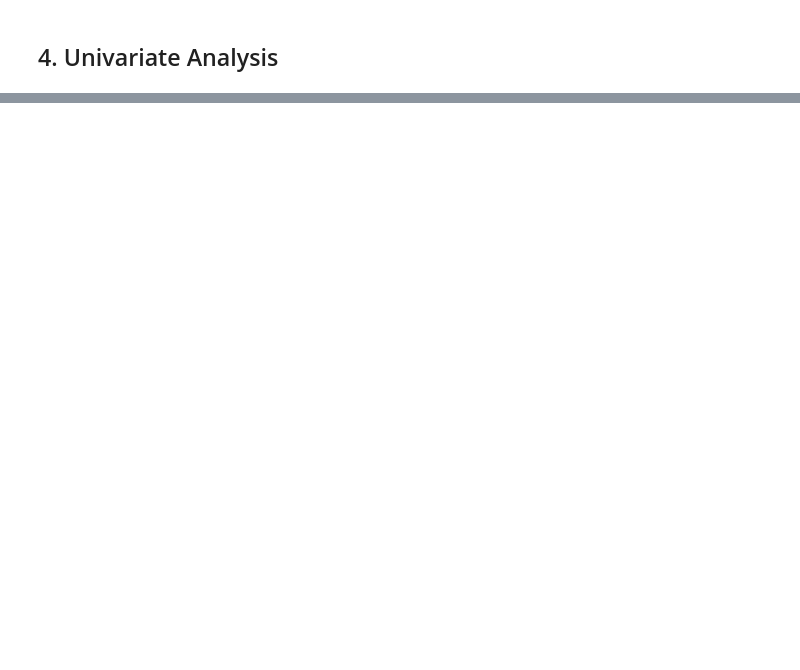
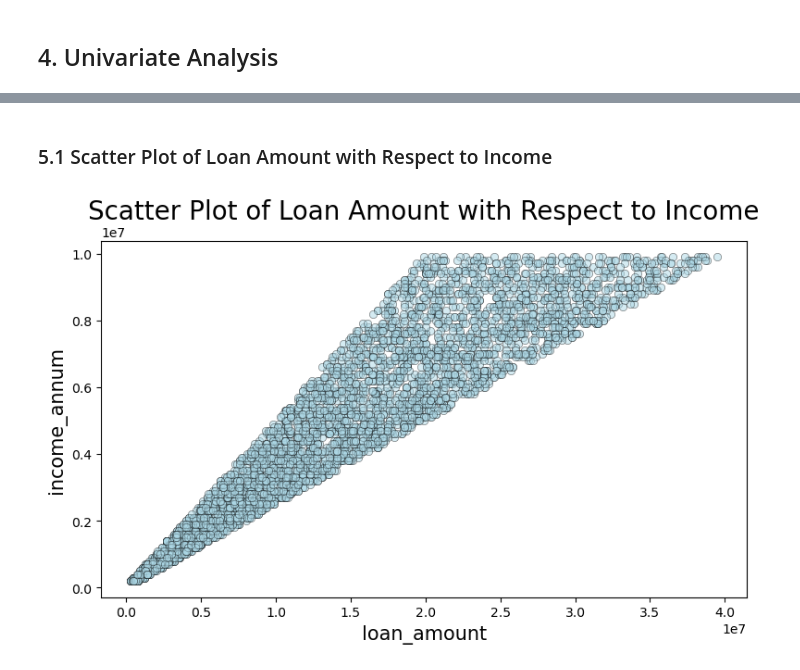
Before and after one commit to Rajdeep-Patil/Loan-Approval-Prediction, a Jupyter notebook: notebook/EDA_loan_approval.ipynb, the cells around one changed output, grey strips where cells are left out. Drawn from its saved outputs; the diff is of its cells as text; code cells hidden in the pictures; blank space fills up the shorter version.

```diff
--- a/notebook/EDA_loan_approval.ipynb
+++ b/notebook/EDA_loan_approval.ipynb
@@ -269,0 +461,11 @@ df.sample(5)
+# %% [markdown]
+### 5.1 Scatter Plot of Loan Amount with Respect to Income
+# %%
+plt.figure(figsize=(9,5))
+sns.scatterplot(x='loan_amount',y='income_annum',data=df,color='lightblue',alpha=0.5,edgecolor='black')
+plt.title("Scatter Plot of Loan Amount with Respect to Income",fontsize=20)
+plt.xlabel('loan_amount',fontsize=15)
+plt.ylabel('income_annum',fontsize=15)
+plt.show()
+# %% [output]
+[figure, added]
```
Also changed, not shown: parts of 25 cells of this notebook, 2 other files.
